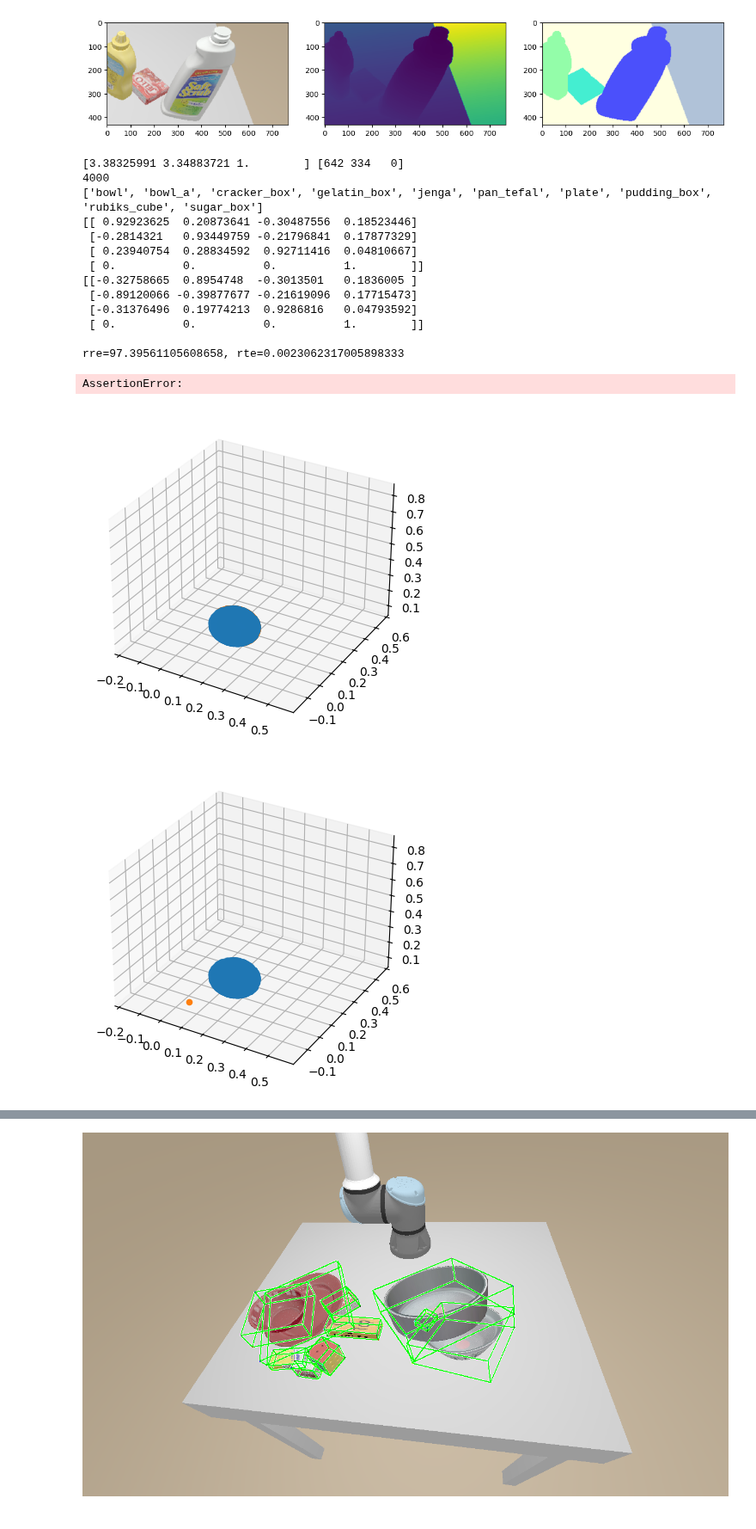
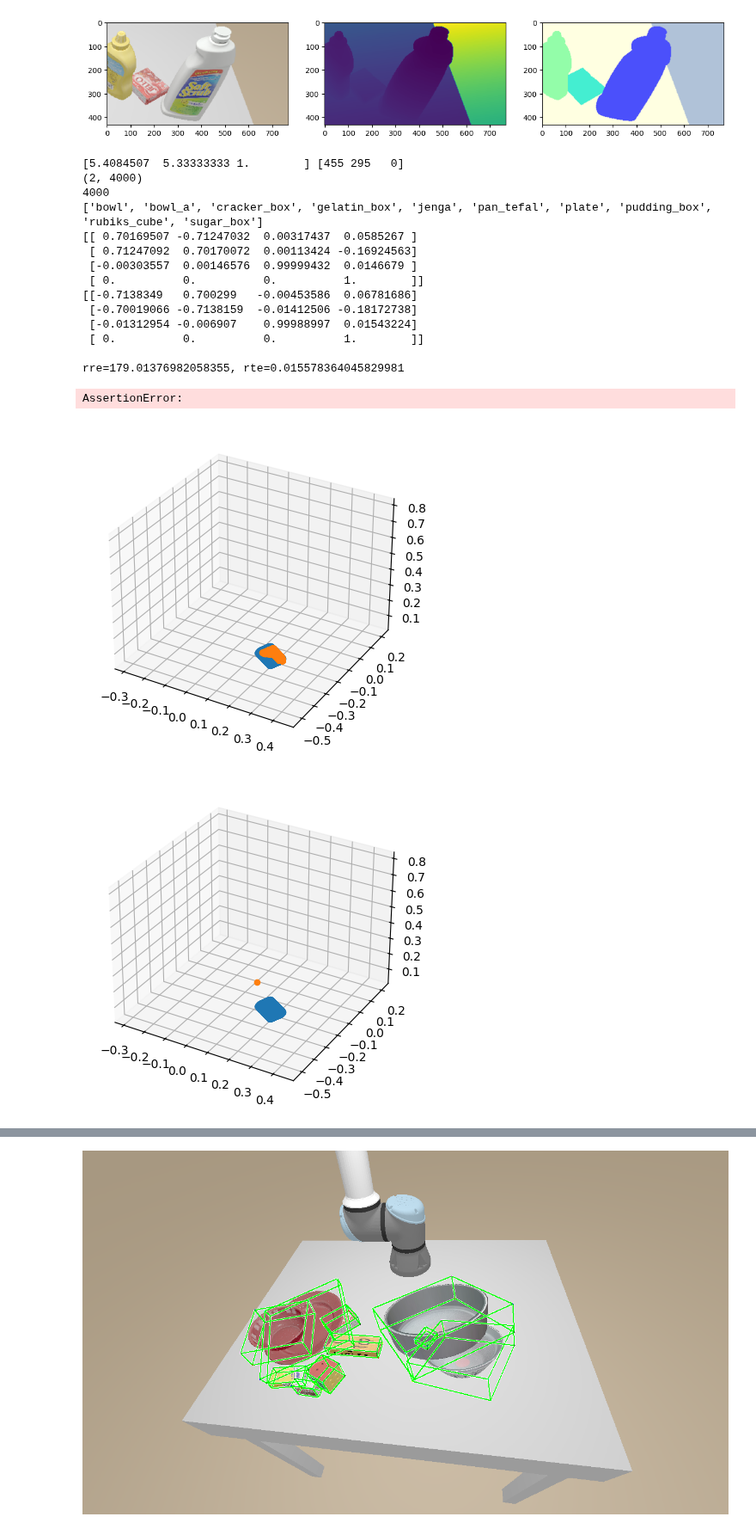
Before and after one commit to ArmanOmmid/ArchExp275, a Jupyter notebook: icp.ipynb, the cells around one changed output, grey strips where cells are left out. Shown at 86% size. Saved outputs shown, nothing was run; the diff lists cells and outputs as text; code cells hidden in the pictures.

```diff
--- a/icp.ipynb
+++ b/icp.ipynb
@@ -96,7 +96,7 @@ if TEST_ICP:
     label = scene["label"]()
     meta = scene["meta"]
 
-    item = 1
+    item = 3
     obj_id = meta["object_ids"][item]
     scale, translate = None, None
 
@@ -113,13 +113,14 @@ if TEST_ICP:
 
     print(scale, translate)
 
-    target_pcd = back_project(depth, meta, mask, (scale, translate))
+    target_pcd, mask_indices = back_project(depth, meta, mask, (scale, translate), samples=MAX_SAMPLES)
 
-    samples = min(len(target_pcd), MAX_SAMPLES)
-    if samples == MAX_SAMPLES:
-        sample_indices = np.linspace(start=0, stop=len(target_pcd)-1, num=samples, dtype=int)
+    print(mask_indices.shape)
+    # samples = min(len(target_pcd), MAX_SAMPLES)
+    # if samples == MAX_SAMPLES:
+    #     sample_indices = np.linspace(start=0, stop=len(target_pcd)-1, num=samples, dtype=int)
 
-        target_pcd = target_pcd[sample_indices]
+    #     target_pcd = target_pcd[sample_indices]
 
     print(len(target_pcd))
 
@@ -140,40 +141,41 @@ if TEST_ICP:
 
     attempts = 10
     # Visualization
     T = icp(source_pcd, target_pcd, attempts=attempts)
 
     print(T)
     gt_T = meta["poses_world"][obj_id]
     print(gt_T)
     print("")
 
     rre = np.rad2deg(compute_rre(T[:3, :3], gt_T[:3, :3]))
     rte = compute_rte(T[:3, 3], gt_T[:3, 3])
     print(f"rre={rre}, rte={rte}")
 
     compare_points(source_pcd @ T[:3, :3].T + T[:3, 3], target_pcd, scale=camera_scale, translate=camera_translate)
 
     # These are individual plots and will also point at the origin (stray points)
     compare_points(source_pcd @ T[:3, :3].T + T[:3, 3], np.zeros((1, 3)), scale=camera_scale, translate=camera_translate)
     compare_points(np.zeros((1, 3)), target_pcd, scale=camera_scale, translate=camera_translate)
 
     compare_points(source_pcd @ gt_T[:3, :3].T + gt_T[:3, 3], target_pcd,  scale=camera_scale, translate=camera_translate)
 
 assert 0
 # %% [output]
-[3.38325991 3.34883721 1.        ] [642 334   0]
+[5.4084507  5.33333333 1.        ] [455 295   0]
+(2, 4000)
 4000
 ['bowl', 'bowl_a', 'cracker_box', 'gelatin_box', 'jenga', 'pan_tefal', 'plate', 'pudding_box', 'rubiks_cube', 'sugar_box']
-[[ 0.92923625  0.20873641 -0.30487556  0.18523446]
- [-0.2814321   0.93449759 -0.21796841  0.17877329]
- [ 0.23940754  0.28834592  0.92711416  0.04810667]
+[[ 0.70169507 -0.71247032  0.00317437  0.0585267 ]
+ [ 0.71247092  0.70170072  0.00113424 -0.16924563]
+ [-0.00303557  0.00146576  0.99999432  0.0146679 ]
  [ 0.          0.          0.          1.        ]]
-[[-0.32758665  0.8954748  -0.3013501   0.1836005 ]
- [-0.89120066 -0.39877677 -0.21619096  0.17715473]
- [-0.31376496  0.19774213  0.9286816   0.04793592]
+[[-0.7138349   0.700299   -0.00453586  0.06781686]
+ [-0.70019066 -0.7138159  -0.01412506 -0.18172738]
+ [-0.01312954 -0.006907    0.99988997  0.01543224]
  [ 0.          0.          0.          1.        ]]
 
-rre=97.39561105608658, rte=0.0023062317005898333
+rre=179.01376982058355, rte=0.015578364045829981
 AssertionError:
-[figure, old version]
+[figure, new version]
-[figure, old version]
+[figure, new version]
```
Also changed, not shown: parts of 1 cell of this notebook, 3 other files.
